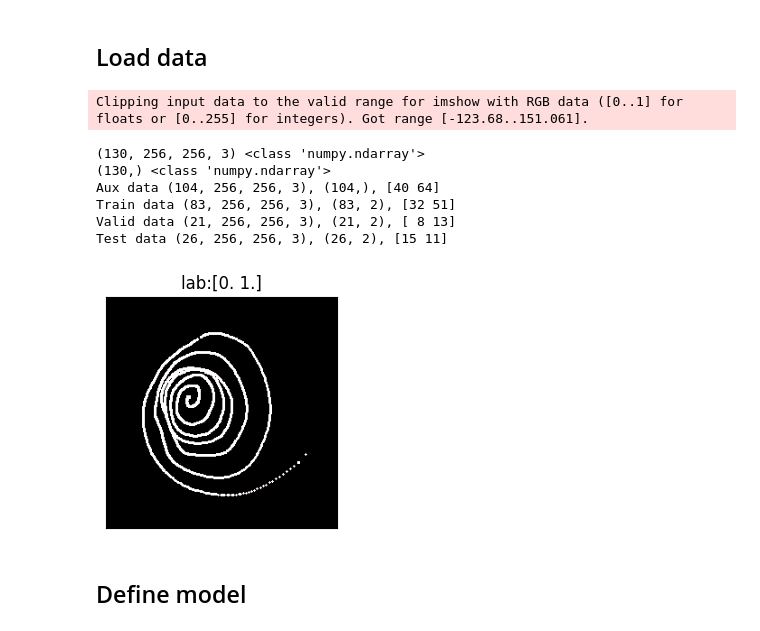
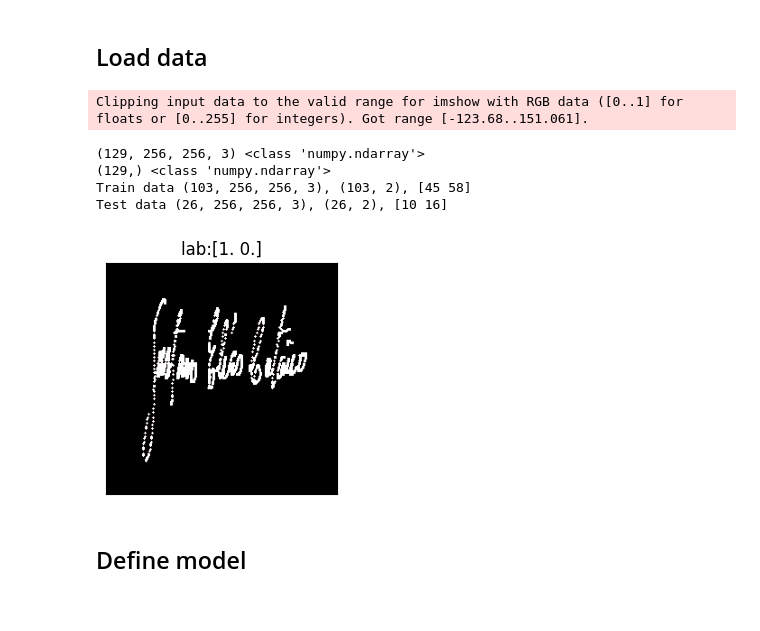
Before and after one commit to jeferson-gallo/deep_learning, a Jupyter notebook: Notebooks/2_CNN_Models.ipynb, the cells around one changed output. Drawn from its saved outputs; the diff is of its cells as text; code cells hidden in the pictures.

Commit message:
Some of the experiments were updated and a new specific experiment was added. In name task different fine-tune processes are tested

```diff
--- a/Notebooks/2_CNN_Models.ipynb
+++ b/Notebooks/2_CNN_Models.ipynb
@@ -196,6 +196,32 @@ def load_images_vgg16(db_path):
     return img_arr, label_arr
 
 
+def split_data_Train_Test(X, y):
+
+    #### Codify labels to onehot ####
+    num_classes = len(np.unique(y))
+
+
+    #### Split Data ####
+    ## Train and test ##
+    X_train, X_test, y_train, y_test = train_test_split(X, y, test_size=0.2, random_state=21)
+
+    ## Convert labels to categorical ##
+    y_train_c = tf.keras.utils.to_categorical(y_train, num_classes)
+    y_test_c = tf.keras.utils.to_categorical(y_test, num_classes)
+
+
+    values, counts = np.unique(y_train, return_counts=True)
+    print(f"Train data {X_train.shape}, {y_train_c.shape}, {counts}")
+
+    values, counts = np.unique(y_test, return_counts=True)
+    print(f"Test data {X_test.shape}, {y_test_c.shape}, {counts}")
+
+    idx = np.random.randint(0, len(y_train_c))
+    print_image(X_train[idx], title=f"lab:{y_train_c[idx]}")
+
+    return X_train, y_train_c, X_test, y_test_c
+
 
 def split_data(X, y):
 
@@ -275,7 +301,7 @@ def plotgraph(epochs, train, val, ax, plot, title):
 #### Load data ####
 
 # task_list = ["alphabet", "freewriting", "house", "line1", "name", "rey", "spiral"]
-task = "alphabet"
+task = "name"
 dp = 0.4
 lr = 1e-7
 wd = 1e-4
@@ -286,26 +312,26 @@ md = 0.00001
 bz = 6
 
 pp = "../"
-model_name = "VGG16_test"
+model_name = "Test_Fine_Tuned_VGG16"
 # %% [markdown]
 ## Load data
 # %%
 # task_list = ["alphabet", "freewriting", "house", "line1", "name", "rey", "spiral"]
 
 
 db_path = os.path.join(pp,f"Dataset/hw_drawings", task)
 
 X, y = load_images_vgg16(db_path)
-X_train, y_train_c, X_val, y_val_c, X_test, y_test_c = split_data(X, y)
+# X_train, y_train_c, X_val, y_val_c, X_test, y_test_c = split_data(X, y)
+
+X_train, y_train_c, X_test, y_test_c = split_data_Train_Test(X, y)
 # %% [output]
 Clipping input data to the valid range for imshow with RGB data ([0..1] for floats or [0..255] for integers). Got range [-123.68..151.061].
-(130, 256, 256, 3) <class 'numpy.ndarray'>
-(130,) <class 'numpy.ndarray'>
-Aux data (104, 256, 256, 3), (104,), [40 64]
-Train data (83, 256, 256, 3), (83, 2), [32 51]
-Valid data (21, 256, 256, 3), (21, 2), [ 8 13]
-Test data (26, 256, 256, 3), (26, 2), [15 11]
+(129, 256, 256, 3) <class 'numpy.ndarray'>
+(129,) <class 'numpy.ndarray'>
+Train data (103, 256, 256, 3), (103, 2), [45 58]
+Test data (26, 256, 256, 3), (26, 2), [10 16]
-[figure, old version]
+[figure, new version]
 # %% [markdown]
 ## Define model
 # %% [markdown]
```
Also changed, not shown: parts of 16 cells of this notebook, 1 other file.
